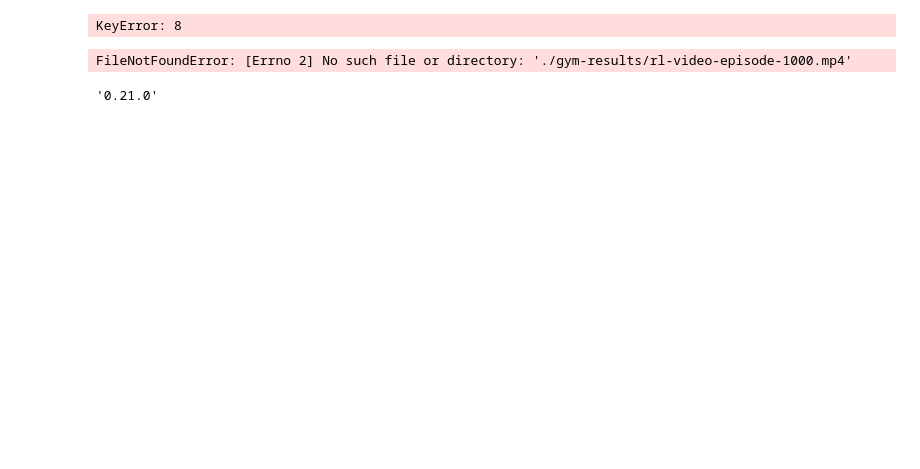
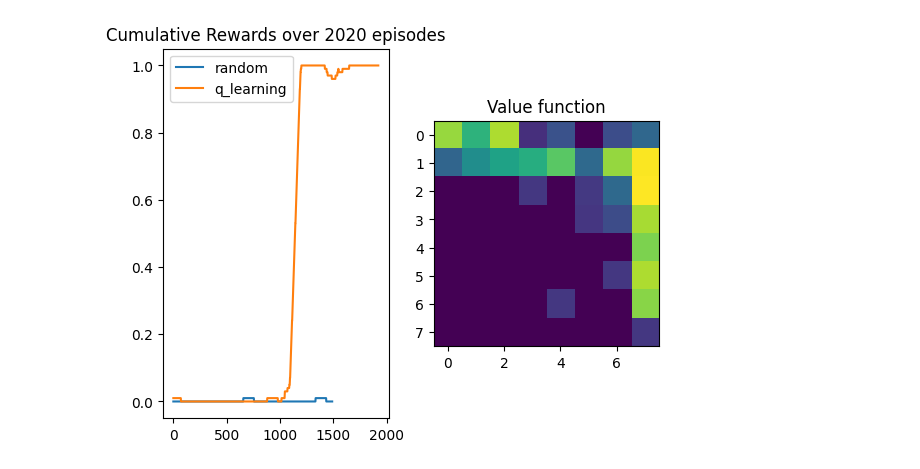
Before and after one commit to Lukeroberto/rl-refresher, a Jupyter notebook: q-learning/q-learning.ipynb, the cells around one changed output. Drawn from its saved outputs; the diff is of its cells as text; code cells hidden in the pictures; blank space fills up the shorter version.

```diff
--- a/q-learning/q-learning.ipynb
+++ b/q-learning/q-learning.ipynb
@@ -59,11 +59,10 @@ Text(0.5, 1.0, 'Rewards over 1329 episodes')
 # %%
-
-env = gym.make("FrozenLake-v1", is_slippery=False)
+env = gym.make("FrozenLake-v1", map_name="8x8", is_slippery=False)
 env = wrappers.RecordVideo(env, "./frozen_lake")
 obs = env.reset()
 
 # hyperparams
-num_steps = 10000
+num_steps = 50000
 lr = 0.5
 gamma = 0.99
 epsilon = 0.01
@@ -73,52 +72,46 @@ nS = flatdim(env.observation_space)
 nA = flatdim(env.action_space)
 q_table = np.zeros((nS, nA))
 
+def policy(o, epsilon, q_table):
+   if np.random.rand() < epsilon:
+      return env.action_space.sample()
+
+   return np.random.choice(np.where(q_table == q_table.max())[0])
+
 q_rewards = [0]
 q_lengths = [0]
 p_bar = trange(num_steps)
 
 ep_len = 0
 for step in p_bar:
-   # Epsilon-greedy action selection
-   if np.random.rand() < epsilon:
-      action = env.action_space.sample()
-   else:
-      action = np.random.choice(np.where(q_table == q_table.max())[0])
-
+   action = policy(obs, epsilon, q_table[obs])
    next_obs, reward, done, info = env.step(action)
 
    # Current table should be consistent 1 step into the future
-   bellman_error = (reward + gamma * np.max(q_table[next_obs])) - q_table[obs, action]
+   bellman_error = (reward + gamma * (1-done) *  np.max(q_table[next_obs])) - q_table[obs, action]
    q_table[obs, action] += lr * bellman_error
 
    if done:
       q_rewards.append(reward)
       q_lengths.append(ep_len)
       q_table[next_obs] = 0
       obs = env.reset()
       ep_len = 0
 
    p_bar.set_description(f"Cumulative R: {np.cumsum(q_rewards)[-1]}")
    obs = next_obs
    ep_len += 1
 env.close()
 
 plt.subplot(1,2,1)
 plt.plot(smooth(random_rewards, 100), label="random")
 plt.plot(smooth(q_rewards, 100), label="q_learning")
 plt.title(f"Cumulative Rewards over {len(q_rewards)} episodes")
 plt.legend()
 
 plt.subplot(1,2,2)
 plt.imshow(np.mean(q_table, axis=1).reshape(int(np.sqrt(nS)), int(np.sqrt(nS))))
 plt.title("Value function")
+plt.savefig("./frozen_lake/plots")
 # %% [output]
-KeyError: 8
+[figure, added]
-# %%
-play_video(1000)
-# %% [output]
-FileNotFoundError: [Errno 2] No such file or directory: './gym-results/rl-video-episode-1000.mp4'
-# %%
-gym.__version__
-# %% [output]
-'0.21.0'
```
Also changed, not shown: parts of 2 cells of this notebook, 1 other file.
